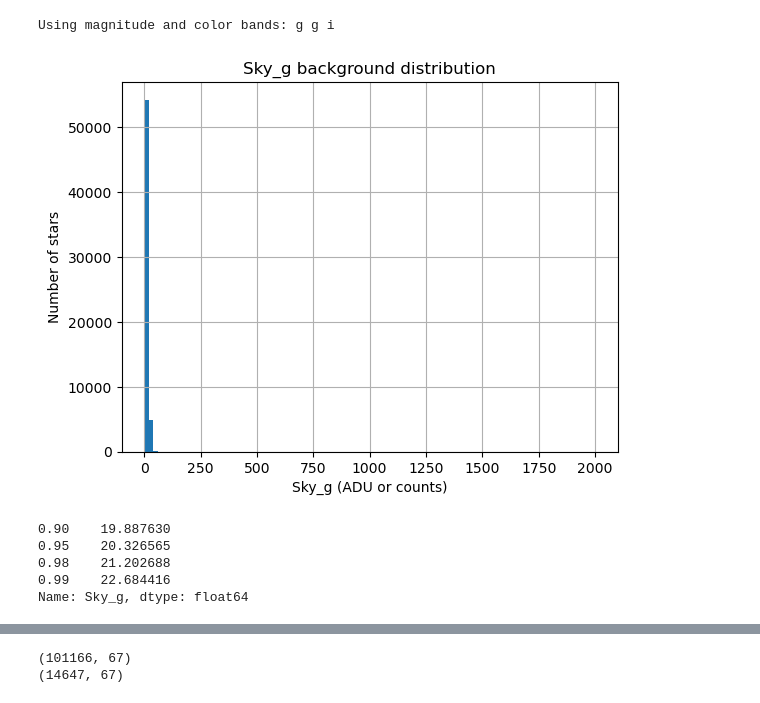
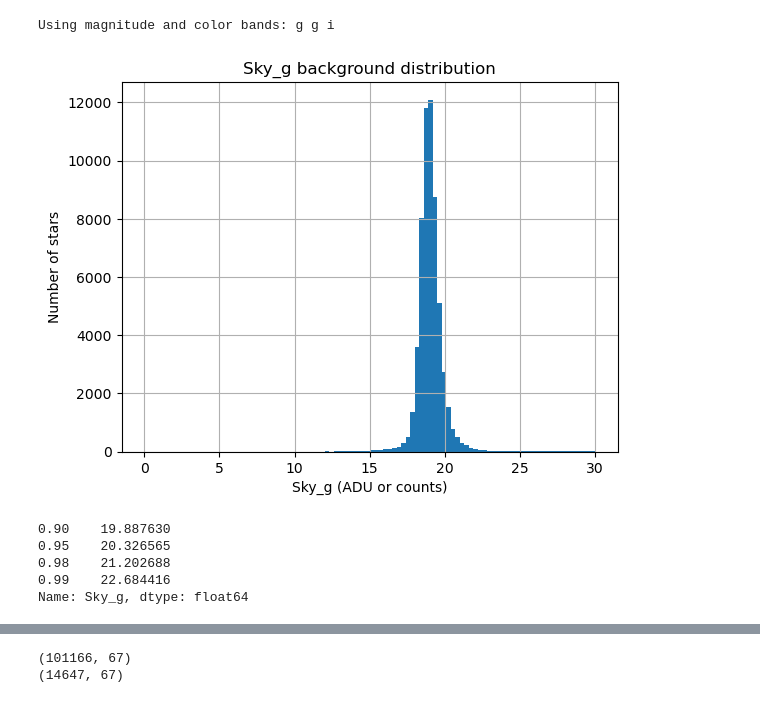
Before and after one commit to NireAstro/SURP2025, a Jupyter notebook: fit_models/cleaned_rcfit_gi.ipynb, the cells around one changed output, grey strips where cells are left out. Saved outputs shown, nothing was run; the diff lists cells and outputs as text; code cells hidden in the pictures.

```diff
--- a/fit_models/cleaned_rcfit_gi.ipynb
+++ b/fit_models/cleaned_rcfit_gi.ipynb
@@ -81,20 +82,20 @@ contents.columns = column_labels
 # %%
 # === Determine the Best Cut-Off Value for Sky Background Threshold ===
 # For the g-band
 # Show the distribution and upper percentiles
-contents['Sky_g'].hist(bins=100, range=(0, 2000))
+contents['Sky_g'].hist(bins=100, range=(0, 30))
 
 plt.title("Sky_g background distribution")
 plt.xlabel("Sky_g (ADU or counts)")
 plt.ylabel("Number of stars")
 
 plt.grid(True)
 plt.show()
 
 # Quantiles
 print(contents['Sky_g'].quantile([0.90, 0.95, 0.98, 0.99]))
 # %% [output]
-[figure, old version]
+[figure, new version]
 0.90    19.887630
 0.95    20.326565
 0.98    21.202688
```
Also changed, not shown: parts of 22 cells of this notebook, 2 other files.
